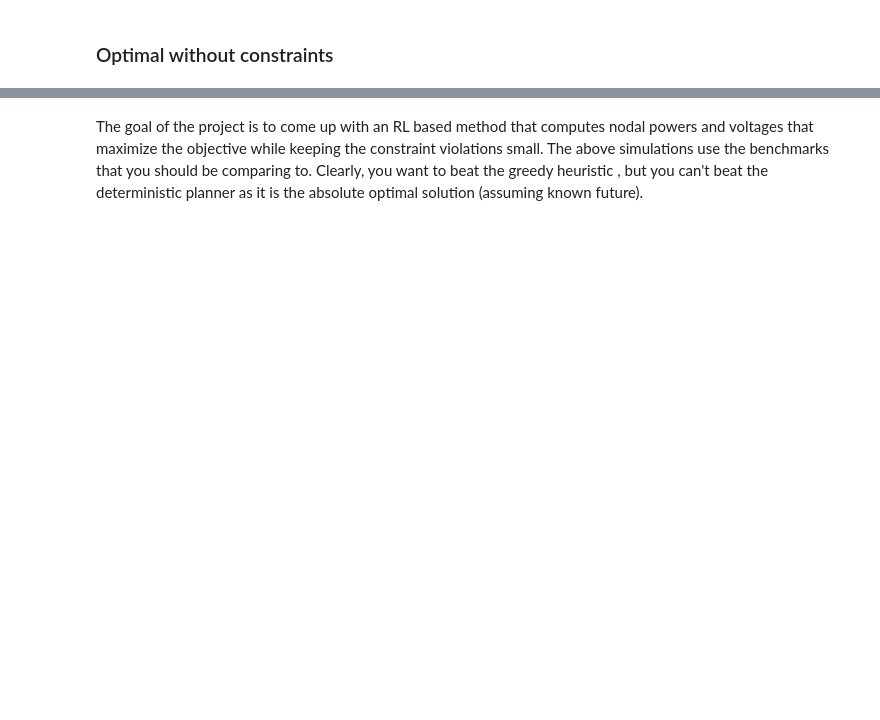
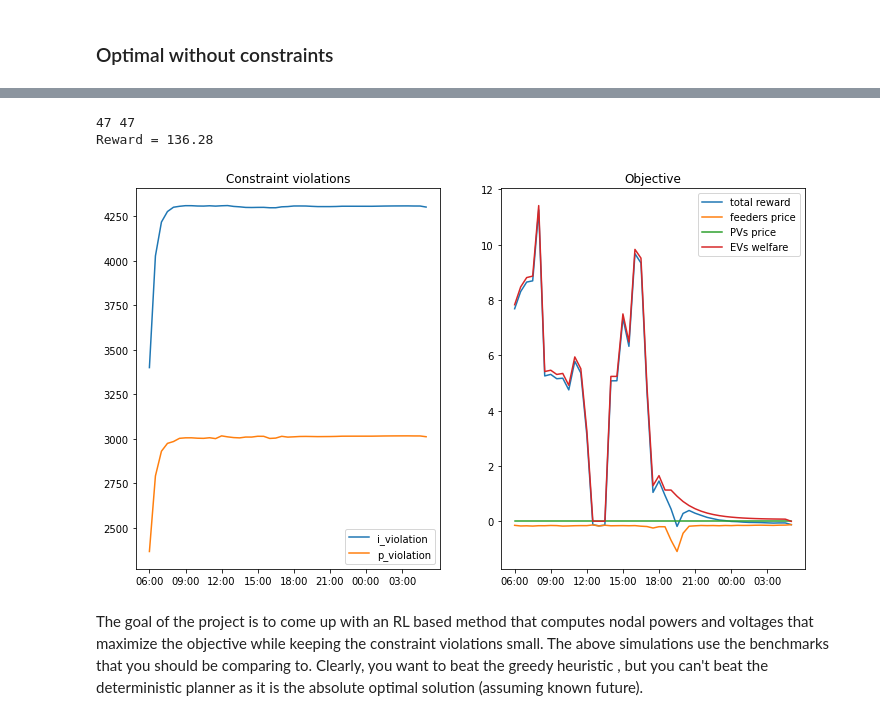
Before and after one commit to V0XNIHILI/RL-EVCP, a Jupyter notebook: notebooks/experiments/sample_run.ipynb, the cells around one changed output, grey strips where cells are left out. Cells and saved outputs as stored; diff of their text form; code cells hidden in the pictures; blank space fills up the shorter version.

```diff
--- a/notebooks/experiments/sample_run.ipynb
+++ b/notebooks/experiments/sample_run.ipynb
@@ -179,2 +589,51 @@ for i in range(50):
+# %%
+# Greedy heuristic which solves single-timestep OPF using lossless model
+# It gets higher reward, but violates the power-flow constraints.
+env.use_rescaled_actions = True
+env.normalize_outputs = False
+
+np.random.seed(2204672)
+env.reset(episode_index=24, train=True)
+
+results_list = []
+total_reward = 0
+
+while not env.done:
+    # print('t=%s' % env.t_str)
+    action = np.array(actions[env.t_ind])
+    _, _, _, result = env.step(action)
+    total_reward += result['reward']
+    results_list.append(result)
+
+print(env.t_ind, len(actions))
+print('Reward = %.2f' % total_reward)
+plot_results(env, results_list, figsize=(12, 7))
+
+
+# np.random.seed(9308507)
+# env.reset(episode_index=35, train=True)
+
+# p_lbs, p_ubs, v_lbs, v_ubs, u, evs_dict = env.compute_full_state()
+# p_det, v_det, model = compute_deterministic_solution(env.dt_min, evs_dict, u[0], p_lbs[0],
+#                                                      p_ubs[0], v_lbs[0], v_ubs[0],
+#                                                      env.conductance_matrix, env.i_max_matrix,
+#                                                      lossless=False, tee=False)
+
+# results_list = []
+# total_reward = 0
+
+# while not env.done:
+#     action = np.concatenate((p_det[env.t_ind], v_det[env.t_ind]), axis=0)
+#     _, _, _, result = env.step(action)
+
+#     total_reward += result['reward']
+#     results_list.append(result)
+
+# print('Reward = %.2f' % total_reward)
+# plot_results(env, results_list, figsize=(12, 7))
+# %% [output]
+47 47
+Reward = 136.28
+[figure, added]
 # %% [markdown]
 The goal of the project is to come up with an RL based method that computes nodal powers and voltages that maximize the objective while keeping the constraint violations small.  The above simulations use the benchmarks that you should be comparing to. Clearly, you want to beat the greedy heuristic , but you can't beat the deterministic planner as it is the absolute optimal solution (assuming known future).
```
Also changed, not shown: parts of 6 cells of this notebook, 3 other files.
